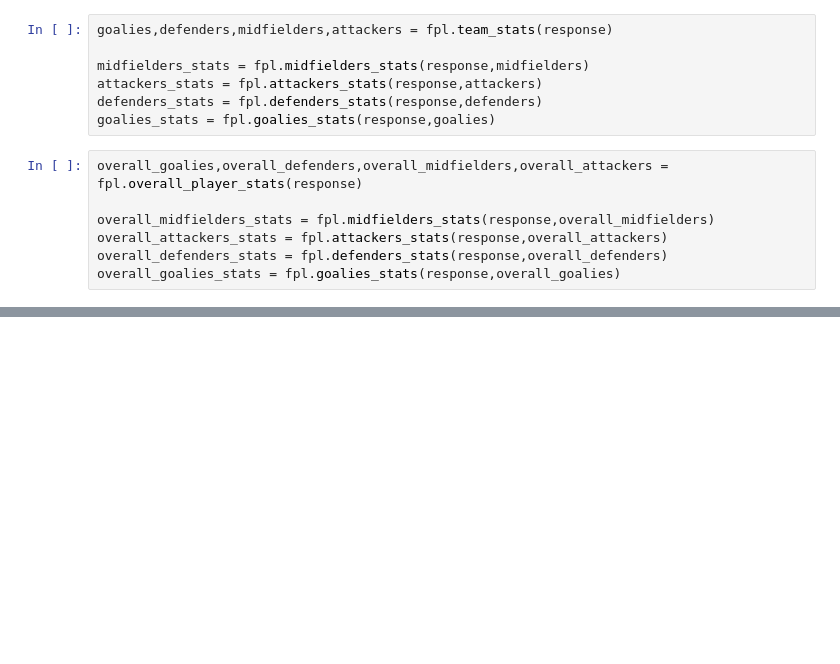
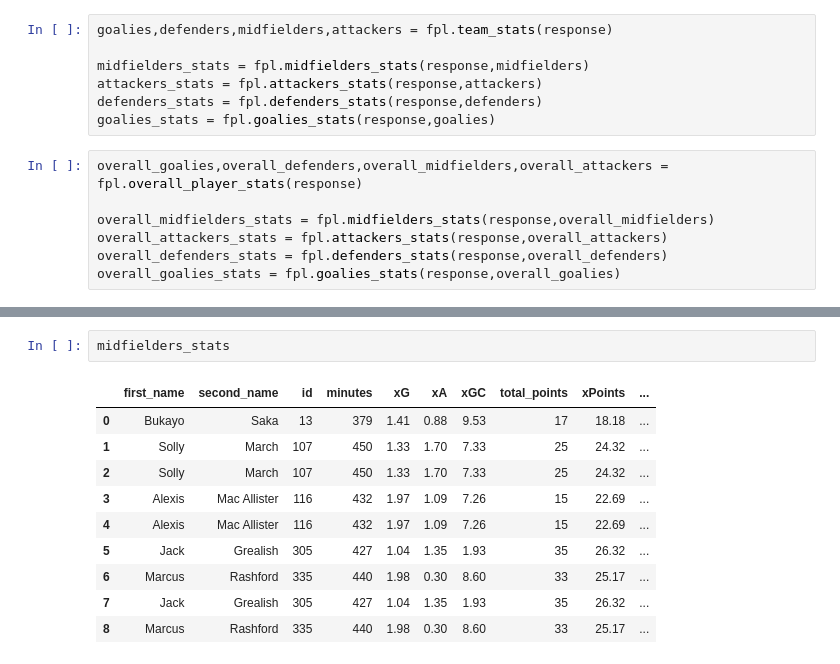
Before and after one commit to sarthakk88/FPL, a Jupyter notebook: fpl.ipynb, the cells around one changed output, grey strips where cells are left out. Saved outputs shown, nothing was run; the diff lists cells and outputs as text; blank space fills up the shorter version.

```diff
--- a/fpl.ipynb
+++ b/fpl.ipynb
@@ -108,0 +116,13 @@ overall_defenders_stats.assign(f = overall_defenders_stats["total_points"]+overa
+# %%
+midfielders_stats
+# %% [output]
+|  | first_name | second_name | id | minutes | xG | xA | xGC | total_points | xPoints | ... |
+| 0 | Bukayo | Saka | 13 | 379 | 1.41 | 0.88 | 9.53 | 17 | 18.18 | ... |
+| 1 | Solly | March | 107 | 450 | 1.33 | 1.70 | 7.33 | 25 | 24.32 | ... |
+| 2 | Solly | March | 107 | 450 | 1.33 | 1.70 | 7.33 | 25 | 24.32 | ... |
+| 3 | Alexis | Mac Allister | 116 | 432 | 1.97 | 1.09 | 7.26 | 15 | 22.69 | ... |
+| 4 | Alexis | Mac Allister | 116 | 432 | 1.97 | 1.09 | 7.26 | 15 | 22.69 | ... |
+| 5 | Jack | Grealish | 305 | 427 | 1.04 | 1.35 | 1.93 | 35 | 26.32 | ... |
+| 6 | Marcus | Rashford | 335 | 440 | 1.98 | 0.30 | 8.60 | 33 | 25.17 | ... |
+| 7 | Jack | Grealish | 305 | 427 | 1.04 | 1.35 | 1.93 | 35 | 26.32 | ... |
+| 8 | Marcus | Rashford | 335 | 440 | 1.98 | 0.30 | 8.60 | 33 | 25.17 | ... |
```
Also changed, not shown: parts of 10 cells of this notebook, 10 other files.
